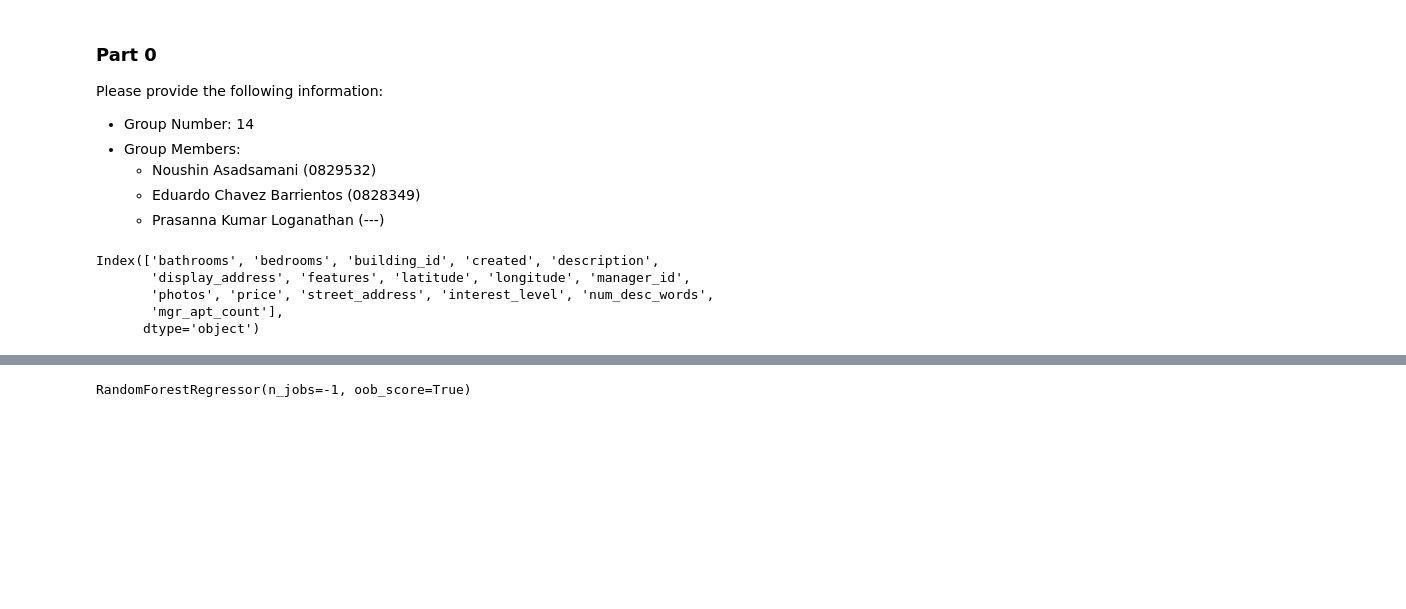
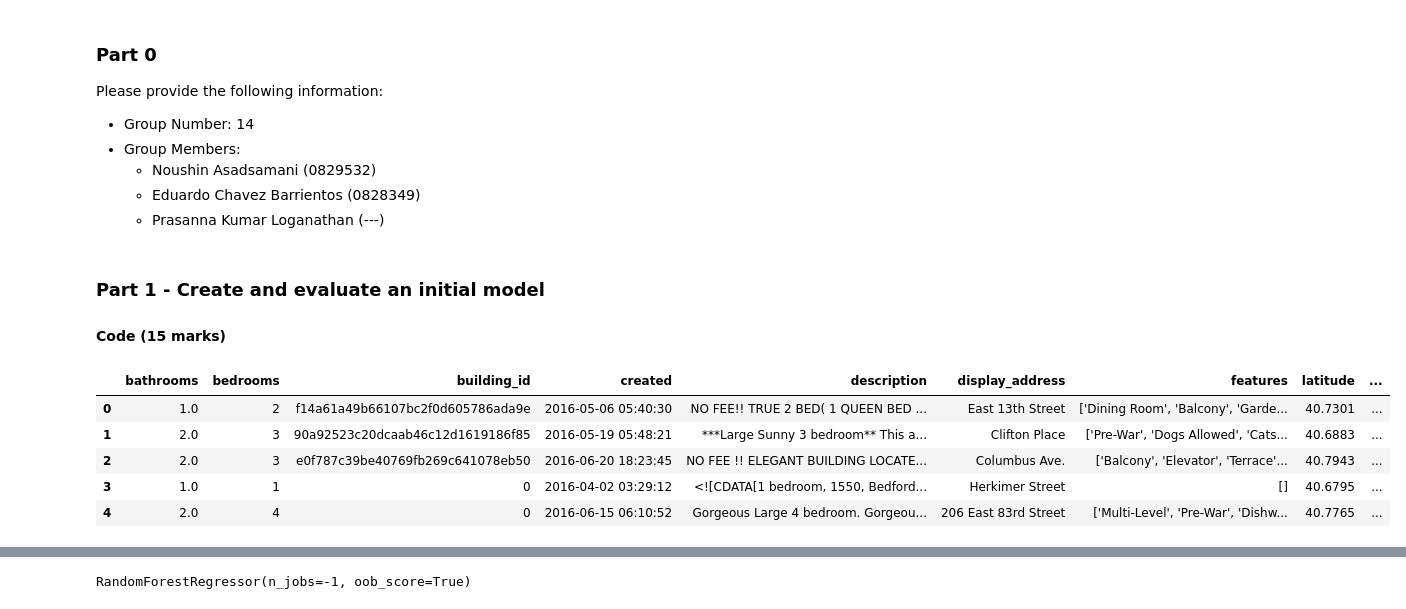
Before and after one commit to educbd/ML_, a Jupyter notebook: Graded_Lab_1.ipynb, the cells around one changed output, grey strips where cells are left out. Drawn from its saved outputs; the diff is of its cells as text; code cells hidden in the pictures; blank space fills up the shorter version.

```diff
--- a/Graded_Lab_1.ipynb
+++ b/Graded_Lab_1.ipynb
@@ -43,15 +43,25 @@ Please provide the following information:
      - Noushin Asadsamani (0829532)
      - Eduardo Chavez Barrientos (0828349)
      - Prasanna Kumar Loganathan (---)
+# %% [markdown]
+### Part 1 - Create and evaluate an initial model
+
+#### Code (15 marks)
 # %%
-# Import the pandas library and load the dataset from a github repository:
+# Import libraries and load the dataset from a github repository:
 import pandas as pd
+import numpy as np
+import matplotlib.pyplot as plt
+from sklearn.model_selection import train_test_split
+from sklearn.ensemble import RandomForestRegressor
+from sklearn.metrics import mean_absolute_error
 rent_14 = pd.read_csv("https://github.com/Eduardostca/ML_/raw/main/rent_14.csv")
-rent_14.columns
+rent_14.head()
 # %% [output]
-Index(['bathrooms', 'bedrooms', 'building_id', 'created', 'description',
-       'display_address', 'features', 'latitude', 'longitude', 'manager_id',
-       'photos', 'price', 'street_address', 'interest_level', 'num_desc_words',
-       'mgr_apt_count'],
-      dtype='object')
+|  | bathrooms | bedrooms | building_id | created | description | display_address | features | latitude | ... |
+| 0 | 1.0 | 2 | f14a61a49b66107bc2f0d605786ada9e | 2016-05-06 05:40:30 | NO FEE!! TRUE 2 BED( 1 QUEEN BED ... | East 13th Street | ['Dining Room', 'Balcony', 'Garde... | 40.7301 | ... |
+| 1 | 2.0 | 3 | 90a92523c20dcaab46c12d1619186f85 | 2016-05-19 05:48:21 | ***Large Sunny 3 bedroom** This a... | Clifton Place | ['Pre-War', 'Dogs Allowed', 'Cats... | 40.6883 | ... |
+| 2 | 2.0 | 3 | e0f787c39be40769fb269c641078eb50 | 2016-06-20 18:23:45 | NO FEE !! ELEGANT BUILDING LOCATE... | Columbus Ave. | ['Balcony', 'Elevator', 'Terrace'... | 40.7943 | ... |
+| 3 | 1.0 | 1 | 0 | 2016-04-02 03:29:12 | <![CDATA[1 bedroom, 1550, Bedford... | Herkimer Street | [] | 40.6795 | ... |
+| 4 | 2.0 | 4 | 0 | 2016-06-15 06:10:52 | Gorgeous Large 4 bedroom. Gorgeou... | 206 East 83rd Street | ['Multi-Level', 'Pre-War', 'Dishw... | 40.7765 | ... |
 # %%
```
Also changed, not shown: parts of 20 cells of this notebook.
